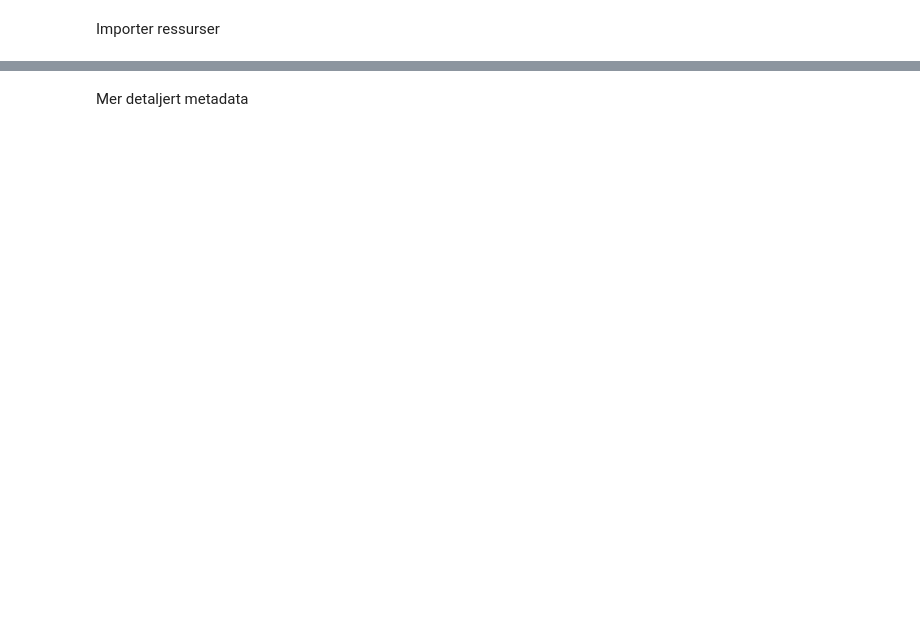
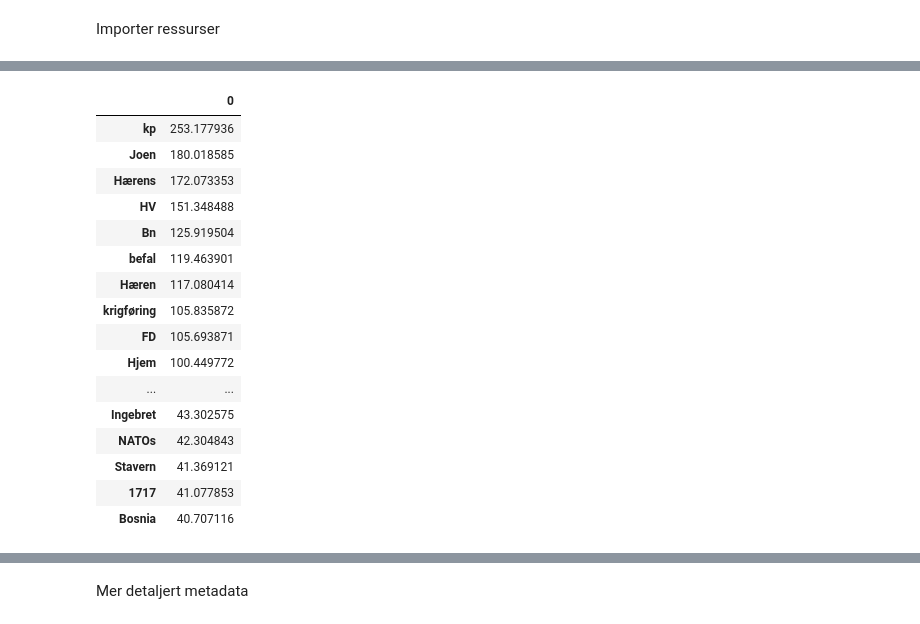
Before and after one commit to Yoonsen/Oslomet, a Jupyter notebook: 04 OsloMet_Forskjeller_BIB3240_oktober_2020.ipynb, the cells around one changed output, grey strips where cells are left out. Saved outputs shown, nothing was run; the diff lists cells and outputs as text; code cells hidden in the pictures; blank space fills up the shorter version.

```diff
--- a/04 OsloMet_Forskjeller_BIB3240_oktober_2020.ipynb
+++ b/04 OsloMet_Forskjeller_BIB3240_oktober_2020.ipynb
@@ -16,0 +90,20 @@ mu.css()
+# %%
+nb.frame_sort(nb.frame(ddk_krig['ddk_krig']/tot['tot'])).head(50)
+# %% [output]
+|  | 0 |
+| kp | 253.177936 |
+| Joen | 180.018585 |
+| Hærens | 172.073353 |
+| HV | 151.348488 |
+| Bn | 125.919504 |
+| befal | 119.463901 |
+| Hæren | 117.080414 |
+| krigføring | 105.835872 |
+| FD | 105.693871 |
+| Hjem | 100.449772 |
+| ... | ... |
+| Ingebret | 43.302575 |
+| NATOs | 42.304843 |
+| Stavern | 41.369121 |
+| 1717 | 41.077853 |
+| Bosnia | 40.707116 |
```
Also changed, not shown: parts of 15 cells of this notebook, 1 other file.
